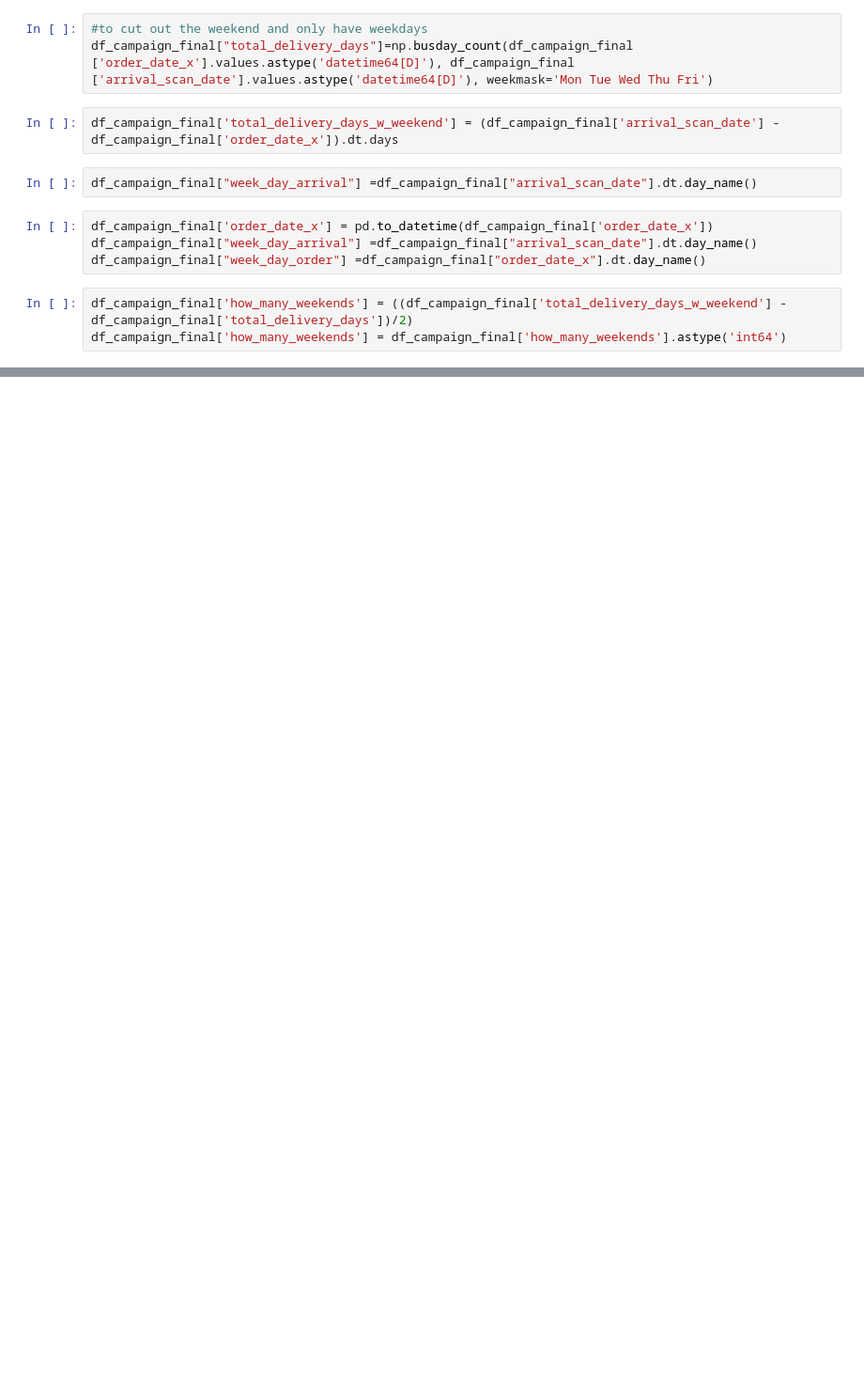
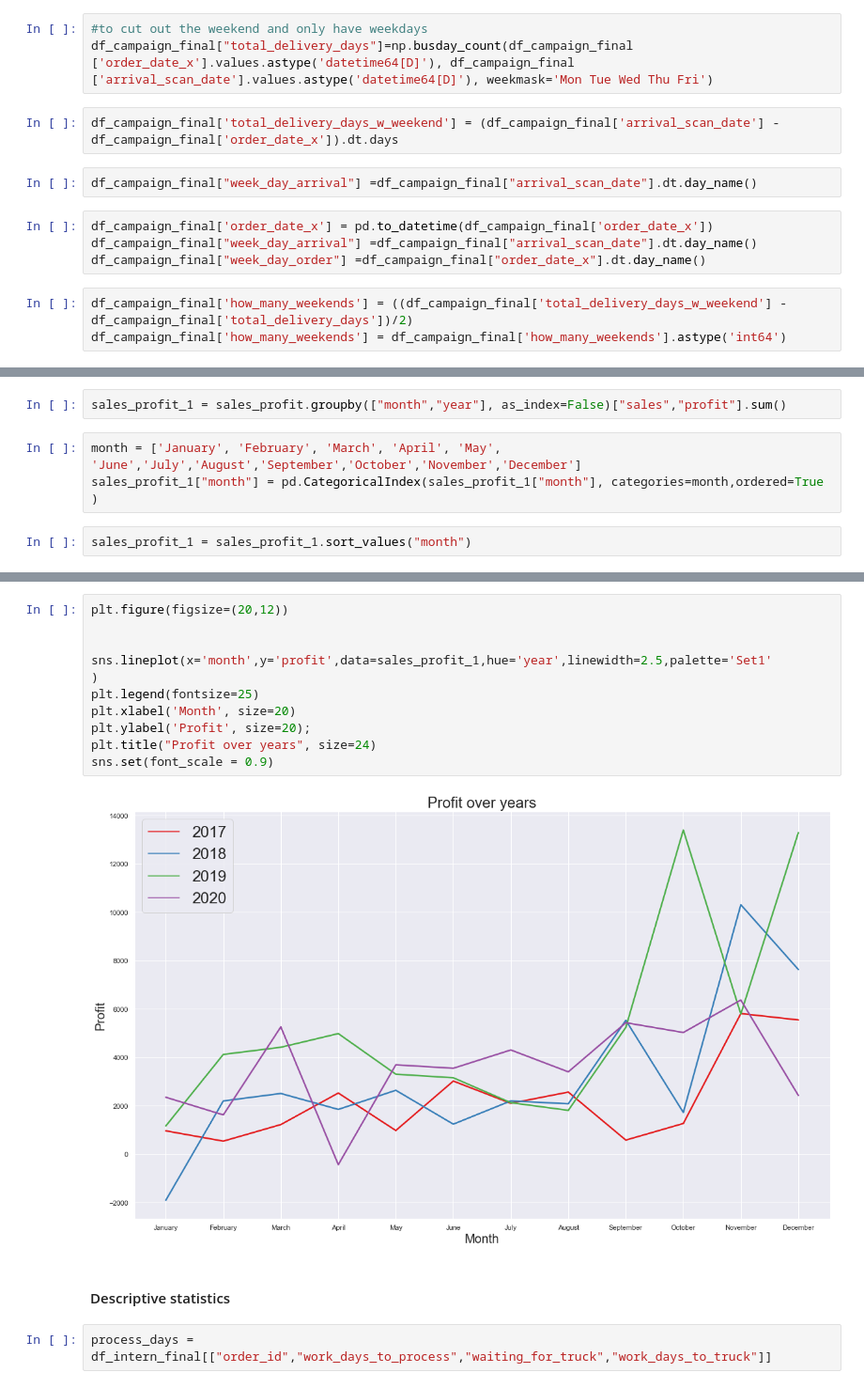
Before and after one commit to EvansWitte/Muesli_EDA, a Jupyter notebook: muesli_company.ipynb, the cells around one changed output, grey strips where cells are left out. Shown at 94% size. Saved outputs shown, nothing was run; the diff lists cells and outputs as text; blank space fills up the shorter version.

```diff
--- a/muesli_company.ipynb
+++ b/muesli_company.ipynb
@@ -125,0 +247,7 @@ pd.crosstab(index=df_intern_final["ship_mode_y"],columns=df_intern_final["work_d
+# %%
+sales_profit_1 = sales_profit.groupby(["month","year"], as_index=False)["sales","profit"].sum()
+# %%
+month = ['January', 'February', 'March', 'April', 'May', 'June','July','August','September','October','November','December']
+sales_profit_1["month"] = pd.CategoricalIndex(sales_profit_1["month"], categories=month,ordered=True )
+# %%
+sales_profit_1 = sales_profit_1.sort_values("month")
@@ -125,0 +294,17 @@ pd.crosstab(index=df_intern_final["ship_mode_y"],columns=df_intern_final["work_d
+# %%
+plt.figure(figsize=(20,12))
+
+
+sns.lineplot(x='month',y='profit',data=sales_profit_1,hue='year',linewidth=2.5,palette='Set1'
+)
+plt.legend(fontsize=25)
+plt.xlabel('Month', size=20)
+plt.ylabel('Profit', size=20);
+plt.title("Profit over years", size=24)
+sns.set(font_scale = 0.9)
+# %% [output]
+[figure, added]
+# %% [markdown]
+#### Descriptive statistics
+# %%
+process_days = df_intern_final[["order_id","work_days_to_process","waiting_for_truck","work_days_to_truck"]]
```
Also changed, not shown: parts of 36 cells of this notebook.
